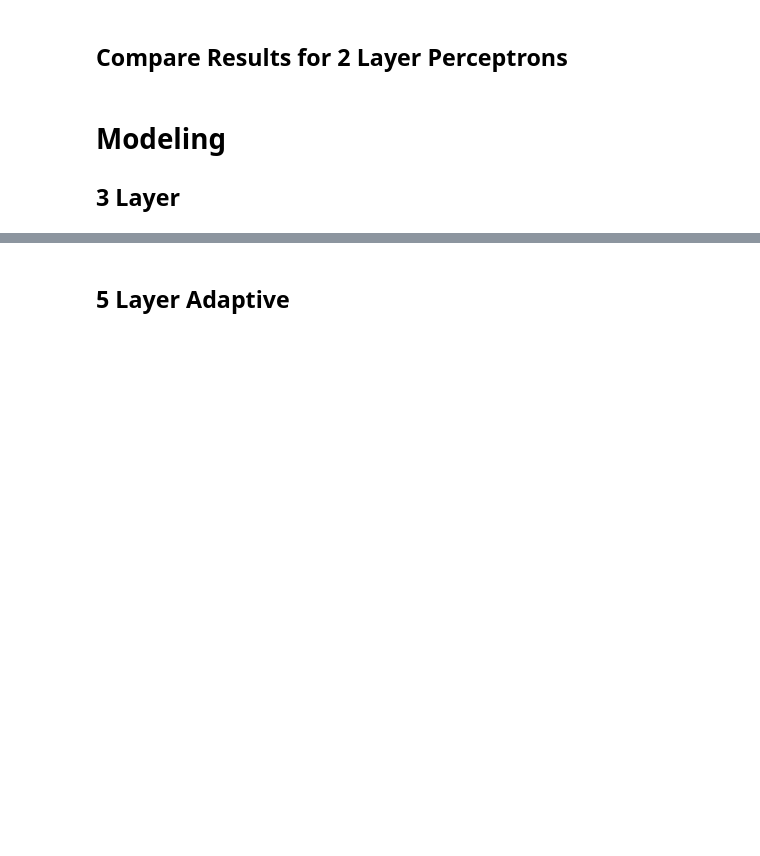
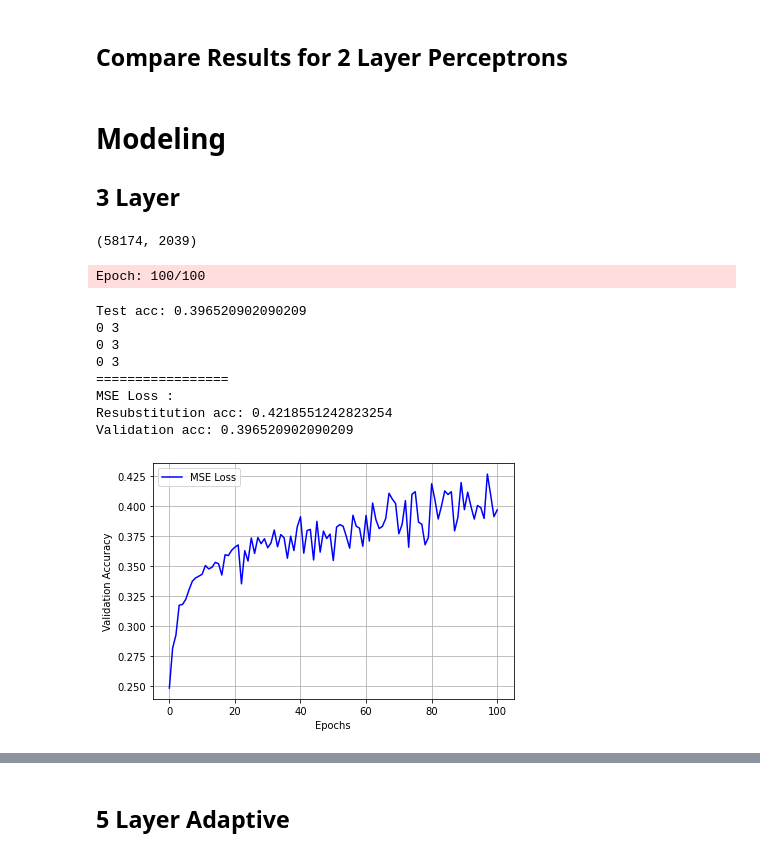
Before and after one commit to stevenjohnlarsen/poverty-data-lab-nn, a Jupyter notebook: Nick.ipynb, the cells around one changed output, grey strips where cells are left out. Cells and saved outputs as stored; diff of their text form; code cells hidden in the pictures; blank space fills up the shorter version.

Commit message:
Add N Layer to Nick only.

```diff
--- a/Nick.ipynb
+++ b/Nick.ipynb
@@ -616,11 +611,12 @@ Validation acc: 0.47180968096809683
 # %%
 # Taken from the two layer perceptron
 class ThreeLayerPerceptronBase(object):
-    def __init__(self, n_hidden=30,
+    def __init__(self, n_hidden1=30, n_hidden2=30,
                  C=0.0, epochs=500, eta=0.001, alpha=0.0, decrease_const=0.0, shuffle=True,
                  minibatches=1,random_state=None):
         np.random.seed(random_state)
-        self.n_hidden = n_hidden
+        self.n_hidden1 = n_hidden1
+        self.n_hidden2 = n_hidden2
         self.l2_C = C
         self.epochs = epochs
         self.eta = eta
@@ -637,19 +633,17 @@ class ThreeLayerPerceptronBase(object):
 
     def _initialize_weights(self):
         """Initialize weights Glorot and He normalization."""
-        init_bound = 4*np.sqrt(6. / (self.n_hidden + self.n_features_ + 1))
-        W1 = np.random.uniform(-init_bound, init_bound,(self.n_hidden, self.n_features_ + 1))
+        init_bound = 4*np.sqrt(6. / (self.n_hidden1 + self.n_features_ + 1))
+        W1 = np.random.uniform(-init_bound, init_bound,(self.n_hidden1, self.n_features_ + 1))
         W1[:,:1] = 0
-
-        S2 = self.n_hidden
-        init_bound = 4*np.sqrt(6. / (self.n_hidden + self.n_features_ + 1))
-        W2 = np.random.uniform(-init_bound, init_bound,(self.n_hidden, self.n_hidden + 1))
+        init_bound = 4*np.sqrt(6. / (self.n_hidden2 + self.n_hidden1 + 1))
+        W2 = np.random.uniform(-init_bound, init_bound,(self.n_hidden2, self.n_hidden1 + 1))
         W2[:,:1] = 0
 
         # reduce the final layer magnitude in order to balance the size of the gradients
         # between
-        init_bound = 4*np.sqrt(6 / (self.n_output_ + self.n_hidden + 1))
-        W3 = np.random.uniform(-init_bound, init_bound,(self.n_output_, self.n_hidden + 1))
+        init_bound = 4*np.sqrt(6 / (self.n_output_ + self.n_hidden2 + 1))
+        W3 = np.random.uniform(-init_bound, init_bound,(self.n_output_, self.n_hidden2 + 1))
         W3[:,:1] = 0
 
         return W1, W2, W3
@@ -829,3 +812,38 @@ code_classes = {"child_poverty_class": {'low':0, 'med-low':1, 'med-high':2, 'hig
 y_train = y_train_df.to_frame().replace(code_classes).to_numpy().ravel()
 X_test = X_test_df_norm.to_numpy()
 y_test = y_test_df.to_frame().replace(code_classes).to_numpy().ravel()
+print(X_train.shape)
+# %% [output]
+(58174, 2039)
+# %%
+%%time
+from sklearn.metrics import accuracy_score
+params = { 'n_hidden1':25, 'n_hidden2':12,
+         'C':0.01, 'epochs':100,'eta':0.001,
+         'alpha':0.1, 'decrease_const':1e-5, 'minibatches':50,
+         'shuffle':True,'random_state':1}
+
+#X_train, X_test, y_train, y_test = train_test_split(X_nums,y_nums,test_size = 0.2)
+
+nn = ThreeLayerPerceptron(**params)
+nn.fit(X_train, y_train, print_progress=1,XY_test=(X_test,y_test))
+yhat = nn.predict(X_test)
+print('Test acc:',accuracy_score(y_test,yhat))
+
+print(min(y_test),max(y_test))
+print(min(yhat),max(yhat))
+print(min(y_train),max(y_train))
+print_result(nn,X_train,y_train,X_test,y_test,title="MSE Loss",color="blue")
+
+plt.show()
+# %% [output]
+Epoch: 100/100
+Test acc: 0.396520902090209
+0 3
+0 3
+0 3
+=================
+MSE Loss :
+Resubstitution acc: 0.4218551242823254
+Validation acc: 0.396520902090209
+[figure, added]
```
Also changed, not shown: parts of 24 cells of this notebook.
